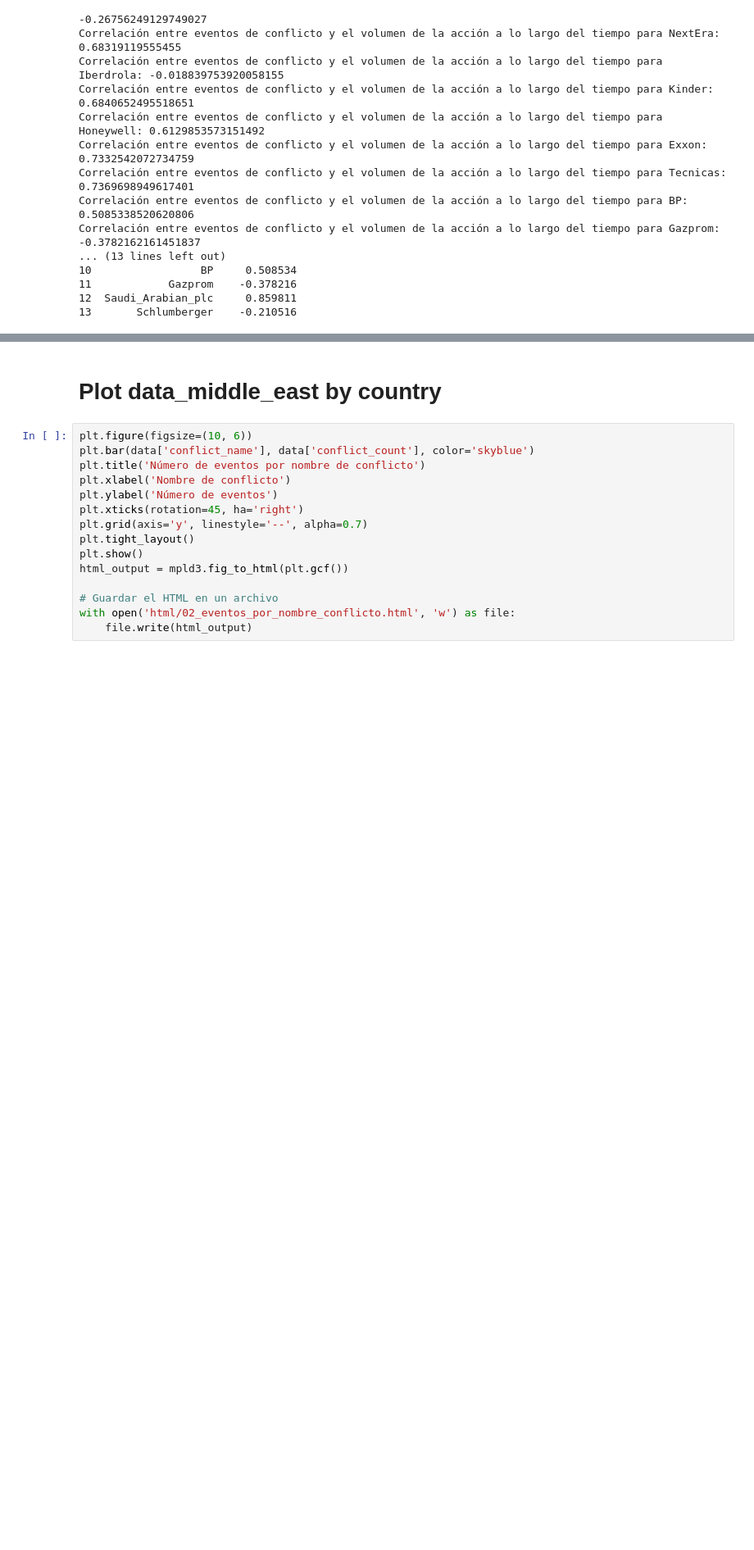
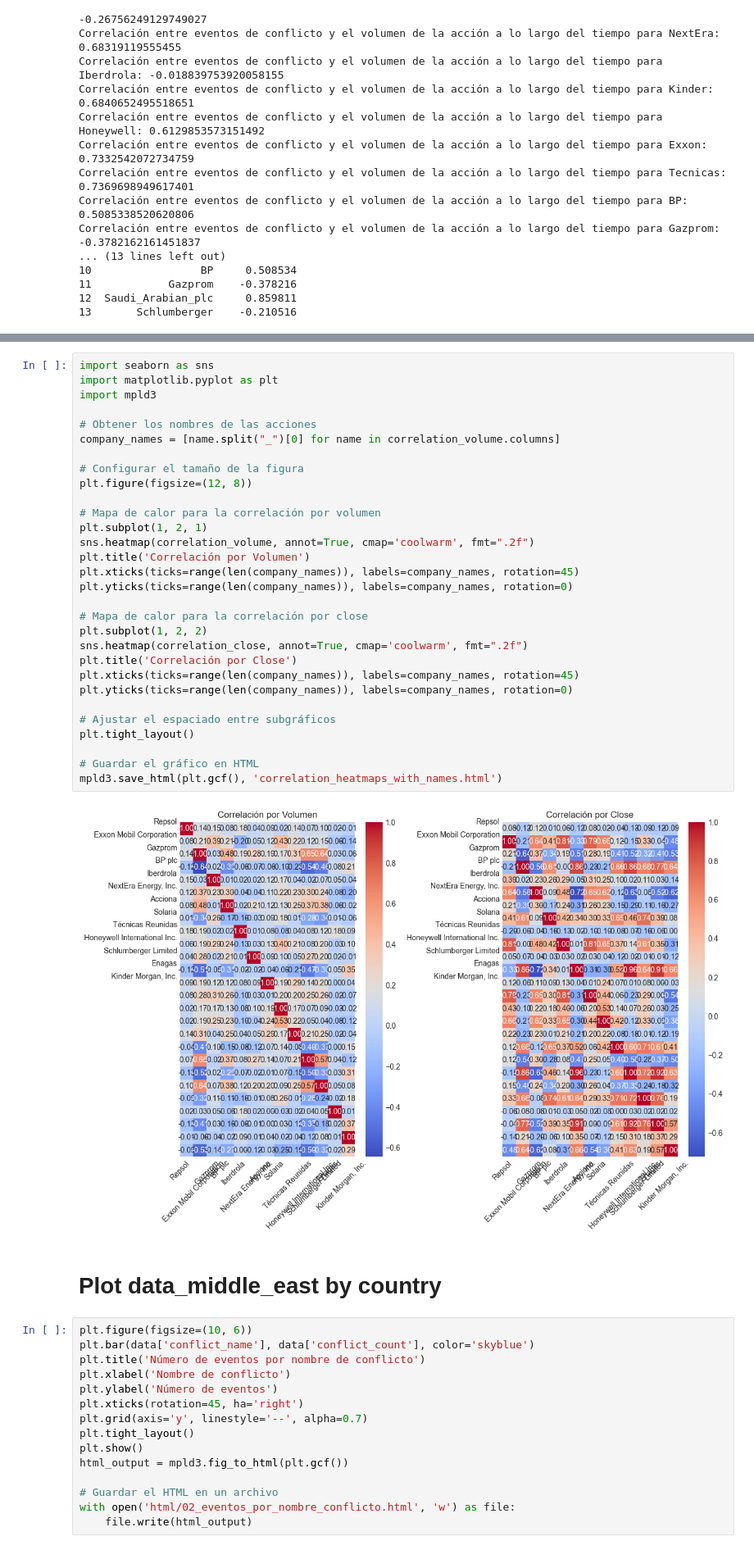
Before and after one commit to sirtxo/-EDA_MiddleEast_Conflicts_Energy, a Jupyter notebook: notebooks/Data_Analisis.ipynb, the cells around one changed output, grey strips where cells are left out. Shown at 82% size. Saved outputs shown, nothing was run; the diff lists cells and outputs as text; blank space fills up the shorter version.

Commit message:
- Add correlation between companies

```diff
--- a/notebooks/Data_Analisis.ipynb
+++ b/notebooks/Data_Analisis.ipynb
@@ -393,3 +471,35 @@ Correlación entre eventos de conflicto y el volumen de la acción a lo largo de
+# %%
+import seaborn as sns
+import matplotlib.pyplot as plt
+import mpld3
+
+# Obtener los nombres de las acciones
+company_names = [name.split("_")[0] for name in correlation_volume.columns]
+
+# Configurar el tamaño de la figura
+plt.figure(figsize=(12, 8))
+
+# Mapa de calor para la correlación por volumen
+plt.subplot(1, 2, 1)
+sns.heatmap(correlation_volume, annot=True, cmap='coolwarm', fmt=".2f")
+plt.title('Correlación por Volumen')
+plt.xticks(ticks=range(len(company_names)), labels=company_names, rotation=45)
+plt.yticks(ticks=range(len(company_names)), labels=company_names, rotation=0)
+
+# Mapa de calor para la correlación por close
+plt.subplot(1, 2, 2)
+sns.heatmap(correlation_close, annot=True, cmap='coolwarm', fmt=".2f")
+plt.title('Correlación por Close')
+plt.xticks(ticks=range(len(company_names)), labels=company_names, rotation=45)
+plt.yticks(ticks=range(len(company_names)), labels=company_names, rotation=0)
+
+# Ajustar el espaciado entre subgráficos
+plt.tight_layout()
+
+# Guardar el gráfico en HTML
+mpld3.save_html(plt.gcf(), 'correlation_heatmaps_with_names.html')
+# %% [output]
+[figure, added]
 # %% [markdown]
 # Plot data_middle_east by country
 # %%
```
Also changed, not shown: parts of 1 cell of this notebook.
